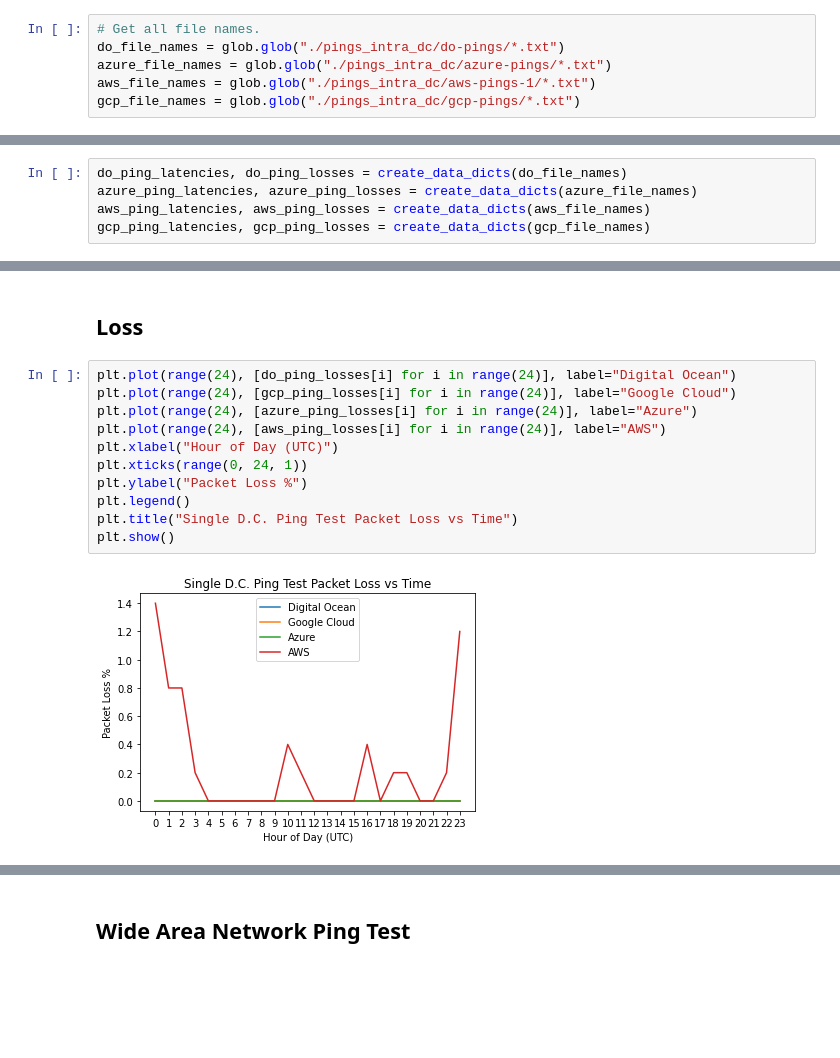
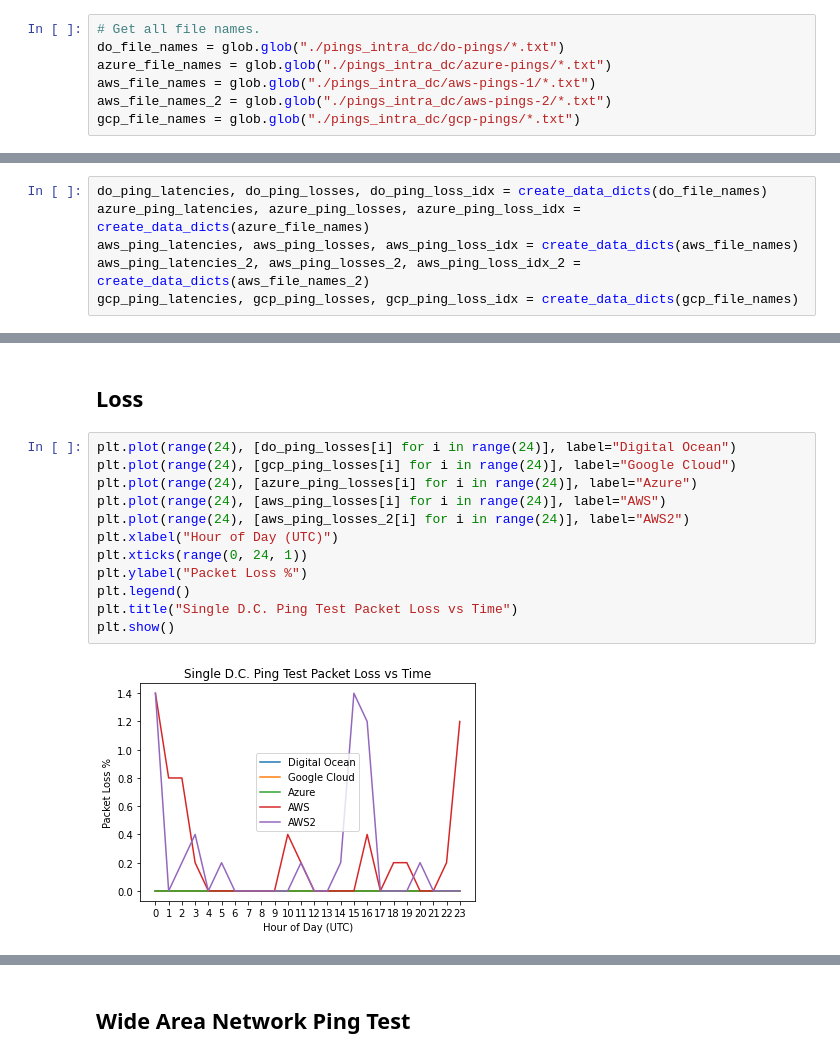
Before and after one commit to yudi-tan/cloud_provider_network_consistency_benchmark, a Jupyter notebook: ping-analysis.ipynb, the cells around one changed output, grey strips where cells are left out. Drawn from its saved outputs; the diff is of its cells as text; blank space fills up the shorter version.

```diff
--- a/ping-analysis.ipynb
+++ b/ping-analysis.ipynb
@@ -9,6 +9,7 @@ import numpy as np
 do_file_names = glob.glob("./pings_intra_dc/do-pings/*.txt")
 azure_file_names = glob.glob("./pings_intra_dc/azure-pings/*.txt")
 aws_file_names = glob.glob("./pings_intra_dc/aws-pings-1/*.txt")
+aws_file_names_2 = glob.glob("./pings_intra_dc/aws-pings-2/*.txt")
 gcp_file_names = glob.glob("./pings_intra_dc/gcp-pings/*.txt")
 # %%
 # Helper functions
@@ -94,5 +126,6 @@ def create_avg_and_std_line_plots(latencies_dict, cloud_provider, is_wan=False):
 # %%
-do_ping_latencies, do_ping_losses = create_data_dicts(do_file_names)
-azure_ping_latencies, azure_ping_losses = create_data_dicts(azure_file_names)
-aws_ping_latencies, aws_ping_losses = create_data_dicts(aws_file_names)
-gcp_ping_latencies, gcp_ping_losses = create_data_dicts(gcp_file_names)
+do_ping_latencies, do_ping_losses, do_ping_loss_idx = create_data_dicts(do_file_names)
+azure_ping_latencies, azure_ping_losses, azure_ping_loss_idx = create_data_dicts(azure_file_names)
+aws_ping_latencies, aws_ping_losses, aws_ping_loss_idx = create_data_dicts(aws_file_names)
+aws_ping_latencies_2, aws_ping_losses_2, aws_ping_loss_idx_2 = create_data_dicts(aws_file_names_2)
+gcp_ping_latencies, gcp_ping_losses, gcp_ping_loss_idx = create_data_dicts(gcp_file_names)
@@ -177,13 +298,14 @@ plt.show()
 # %%
 plt.plot(range(24), [do_ping_losses[i] for i in range(24)], label="Digital Ocean")
 plt.plot(range(24), [gcp_ping_losses[i] for i in range(24)], label="Google Cloud")
 plt.plot(range(24), [azure_ping_losses[i] for i in range(24)], label="Azure")
 plt.plot(range(24), [aws_ping_losses[i] for i in range(24)], label="AWS")
+plt.plot(range(24), [aws_ping_losses_2[i] for i in range(24)], label="AWS2")
 plt.xlabel("Hour of Day (UTC)")
 plt.xticks(range(0, 24, 1))
 plt.ylabel("Packet Loss %")
 plt.legend()
 plt.title("Single D.C. Ping Test Packet Loss vs Time")
 plt.show()
 # %% [output]
-[figure, old version]
+[figure, new version]
```
Also changed, not shown: parts of 10 cells of this notebook, 1 other file.
